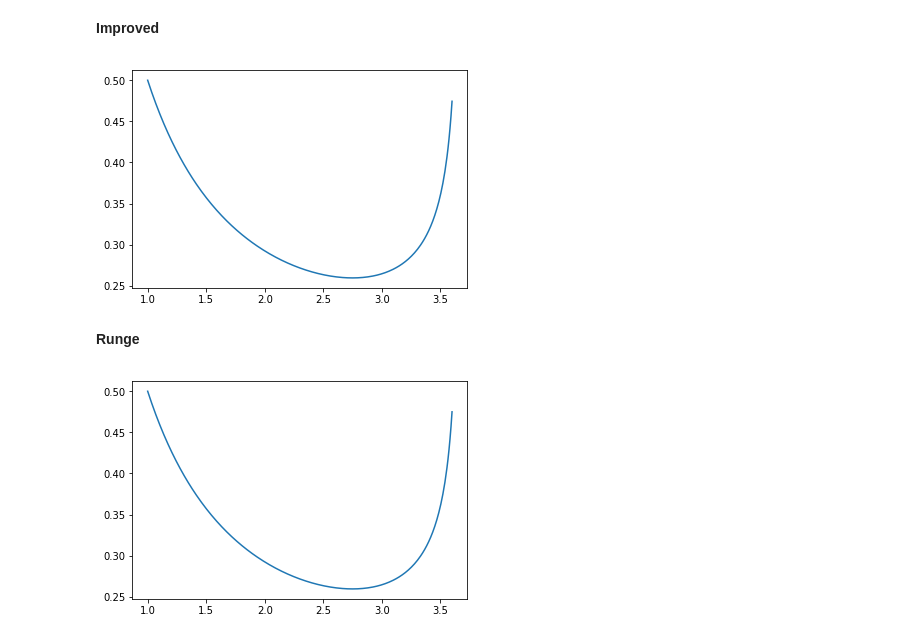
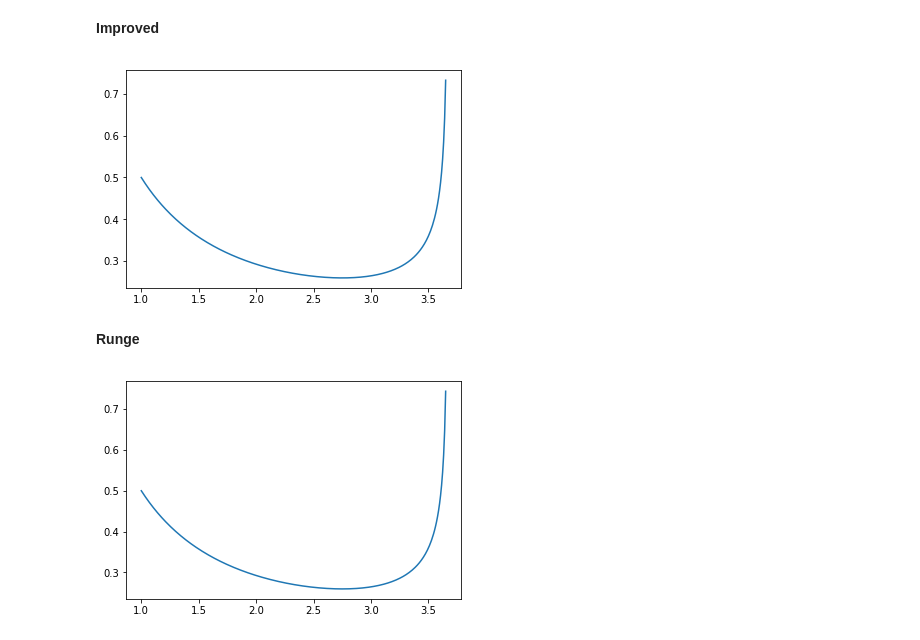
Before and after one commit to ElenPatrusheva/de, a Jupyter notebook: Untitled.ipynb, the cells around one changed output. Saved outputs shown, nothing was run; the diff lists cells and outputs as text; code cells hidden in the pictures.

```diff
--- a/Untitled.ipynb
+++ b/Untitled.ipynb
@@ -5,35 +5,33 @@ import math
 def f(x, y):
     return x**3*y**4-y/x
 # %%
-class Method:
+class Numerical_solution:
     def __init__(self, x0, y0, n, xf):
-        self.x=[x0]
-        self.y=[y0]
-        self.e=[0]
-        if (n <= 0):
+
+        if (x0 == 0):
+            print ("y isn't defined in x0 = 0")
+            return 0
+        if (n < 0):
             print ("n should be positive\n")
             return 0
         if (int(n) != n):
             print("n should be an integer number\n")
             return 0
+
+        self.x = [x0]
+        self.y = [y0]
         self.n = n
         self.h = (xf - x0) / n
-        self.c =
+
 
     def f_method(self):
         pass
 
-    def original_value(x):
-
 
     def calculate(self):
         for i in range(1, self.n + 1):
-            #print(i)
-            #print(self.x)
-            #print(self.y)
             self.y.append(self.f_method(self.x[-1], self.y[-1], self.h))
             self.x.append(self.x[-1] + self.h)
-            self.e.append(self.y[-1] + self.original_value(self.x[-1]))
 
     def draw(self):
         plot.plot(self.x, self.y)
@@ -47,7 +45,8 @@ class Euler_Improved(Method):
     def f_method(self, x, y, h):
         return y+h/2*(f(x,y)+f(x+h, y+h*f(x,y)))
 # %%
-class Runge(Method):
+class Runge(Numerical_solution):
+
     def f_method(self, x, y, h):
         k1 = f(x, y)
         k2 = f(x + h/2, y + h/2 * k1)
@@ -60,7 +100,7 @@ class Runge(Method):
 n=300
 x0=1
 y0=0.5
-xf=3.6
+xf=3.65
 # %% [markdown]
 **Euler**
 # %%
@@ -72,16 +112,16 @@ a1.draw()
 # %% [markdown]
 **Improved**
 # %%
-a3 = Euler_Improved(x0, y0, n, xf)
-a3.calculate()
-a3.draw()
+a2 = Euler_Improved(x0, y0, n, xf)
+a2.calculate()
+a2.draw()
 # %% [output]
-[figure, old version]
+[figure, new version]
 # %% [markdown]
 **Runge**
 # %%
-a2 = Runge(x0, y0, n, xf)
-a2.calculate()
-a2.draw()
+a3= Runge(x0, y0, n, xf)
+a3.calculate()
+a3.draw()
 # %% [output]
-[figure, old version]
+[figure, new version]
```
Also changed, not shown: parts of 13 cells of this notebook.
